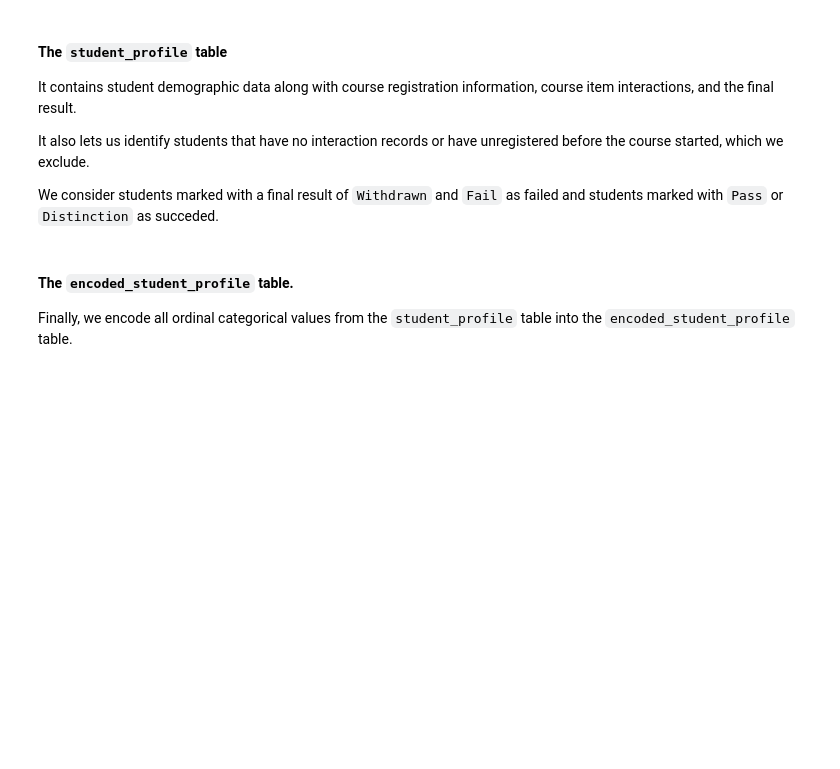
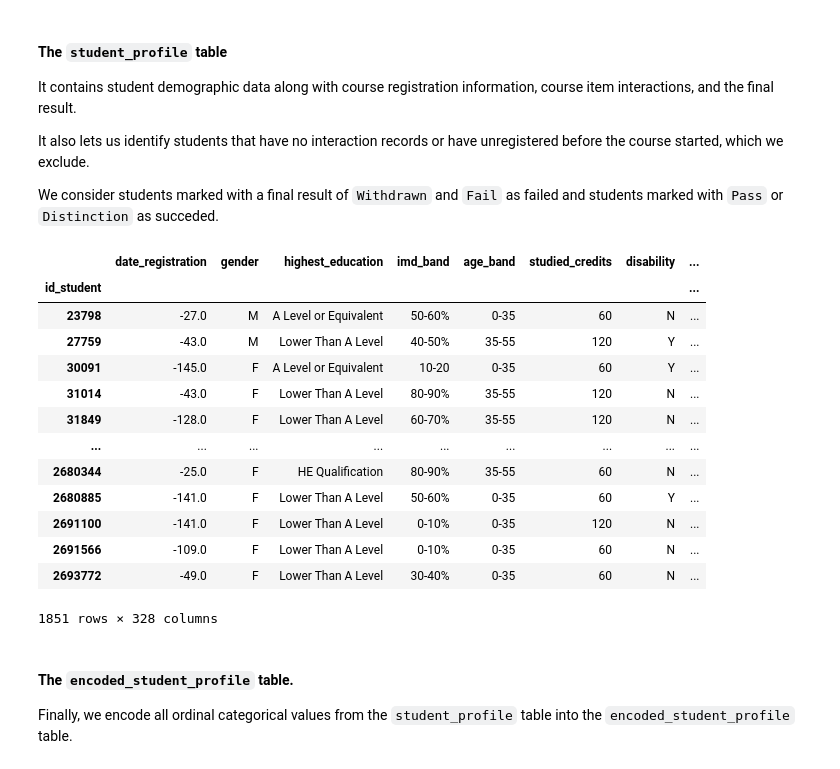
Before and after one commit to SergioSim/OULAD, a Jupyter notebook: _sources/notebooks/optimize_mooc_learner_pathways.ipynb, the cells around one changed output. Drawn from its saved outputs; the diff is of its cells as text; code cells hidden in the pictures; blank space fills up the shorter version.

```diff
--- a/_sources/notebooks/optimize_mooc_learner_pathways.ipynb
+++ b/_sources/notebooks/optimize_mooc_learner_pathways.ipynb
@@ -58,14 +58,15 @@ CODE_PRESENTATION = "2013J"
 It represents all student interactions with course items of the selected course
 session.
 # %%
-student_item = filter_by_module_presentation(
-    oulad.student_vle, CODE_MODULE, CODE_PRESENTATION
-).drop(["date"], axis=1)
-
-student_item = student_item.groupby(["id_site", "id_student"]).sum().reset_index()
-
-# We convert the `id_site` column to string type as the values of `id_site` will be
-# used as column names in the `student_profile` table.
-student_item.id_site = student_item.id_site.astype(str)
-
+student_item = (
+    filter_by_module_presentation(oulad.student_vle, CODE_MODULE, CODE_PRESENTATION)
+    .drop(["date"], axis=1)
+    .groupby(["id_site", "id_student"])
+    .sum()
+    .reset_index()
+    # We convert the `id_site` column to string type as the values of `id_site` will
+    # be used as column names in the `student_profile` table.
+    # student_item.id_site = student_item.id_site.astype(str)
+    .astype({"id_site": str})
+)
 display(student_item)
@@ -83,34 +98,48 @@ and students marked with `Pass` or `Distinction` as succeded.
 # %%
 student_info = (
     filter_by_module_presentation(oulad.student_info, CODE_MODULE, CODE_PRESENTATION)
     .set_index("id_student")
     .drop(["num_of_prev_attempts", "region"], axis=1)
 )
-
-student_registration = filter_by_module_presentation(
-    oulad.student_registration, CODE_MODULE, CODE_PRESENTATION
-).set_index("id_student")
-
-# Remove students that unregistered before the course started
-student_registration = student_registration.loc[
-    ~(student_registration.date_unregistration.values < 0), ["date_registration"]
-]
-
+student_registration = (
+    filter_by_module_presentation(
+        oulad.student_registration, CODE_MODULE, CODE_PRESENTATION
+    )
+    .set_index("id_student")
+    # Remove students that unregistered before the course started.
+    .query("~(date_unregistration < 0)")
+    .drop(["date_unregistration"], axis=1)
+)
 student_registration_info = student_registration.join(student_info, how="inner")
 
 student_activity = student_item.pivot_table(
     values="sum_click",
     index="id_student",
     columns="id_site",
     fill_value=0.0,
 )
 
-# Remove students that have no interation records.
+# Remove students that have no interaction records.
 student_activity = student_activity.loc[:, (student_activity != 0).any(axis=0)]
 
 student_profile = student_registration_info.join(student_activity, how="inner")
 
 display(student_profile)
+# %% [output]
+|  | date_registration | gender | highest_education | imd_band | age_band | studied_credits | disability | ... |
+| id_student |  |  |  |  |  |  |  | ... |
+| 23798 | -27.0 | M | A Level or Equivalent | 50-60% | 0-35 | 60 | N | ... |
+| 27759 | -43.0 | M | Lower Than A Level | 40-50% | 35-55 | 120 | Y | ... |
+| 30091 | -145.0 | F | A Level or Equivalent | 10-20 | 0-35 | 60 | Y | ... |
+| 31014 | -43.0 | F | Lower Than A Level | 80-90% | 35-55 | 120 | N | ... |
+| 31849 | -128.0 | F | Lower Than A Level | 60-70% | 35-55 | 120 | N | ... |
+| ... | ... | ... | ... | ... | ... | ... | ... | ... |
+| 2680344 | -25.0 | F | HE Qualification | 80-90% | 35-55 | 60 | N | ... |
+| 2680885 | -141.0 | F | Lower Than A Level | 50-60% | 0-35 | 60 | Y | ... |
+| 2691100 | -141.0 | F | Lower Than A Level | 0-10% | 0-35 | 120 | N | ... |
+| 2691566 | -109.0 | F | Lower Than A Level | 0-10% | 0-35 | 60 | N | ... |
+| 2693772 | -49.0 | F | Lower Than A Level | 30-40% | 0-35 | 60 | N | ... |
+1851 rows × 328 columns
 # %% [markdown]
 #### The `encoded_student_profile` table.
 
```
Also changed, not shown: parts of 11 cells of this notebook, 31 other files.
